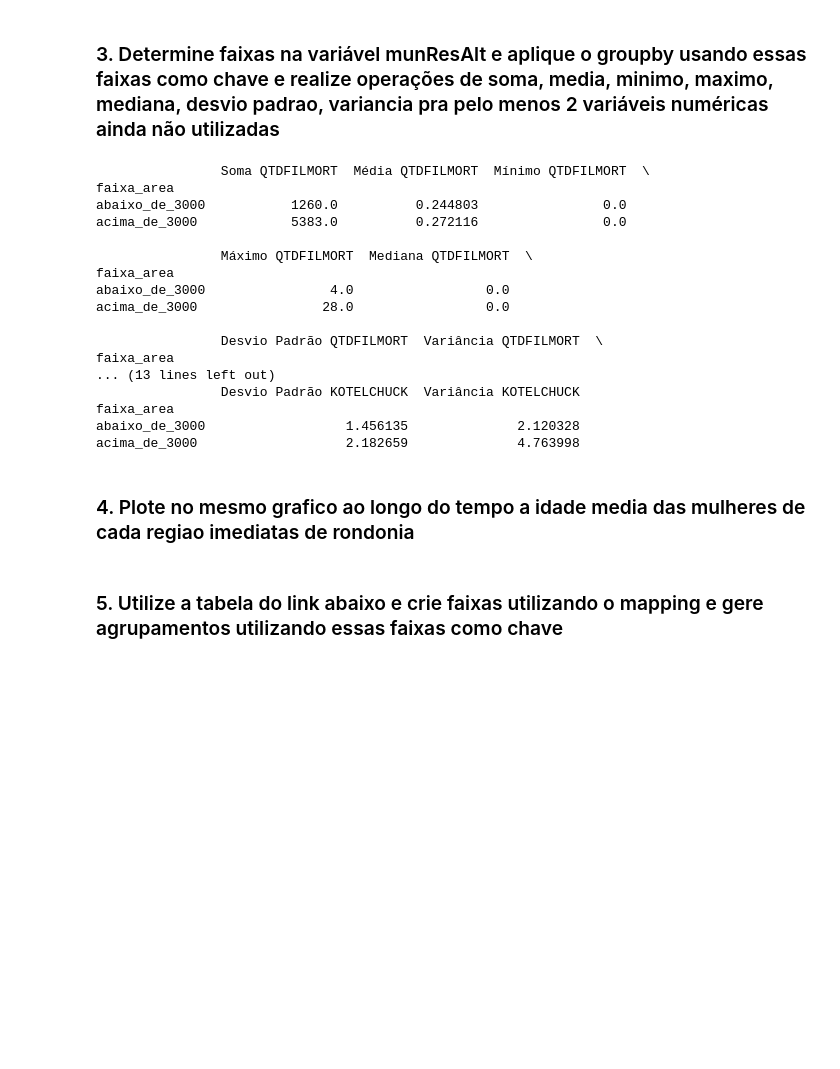
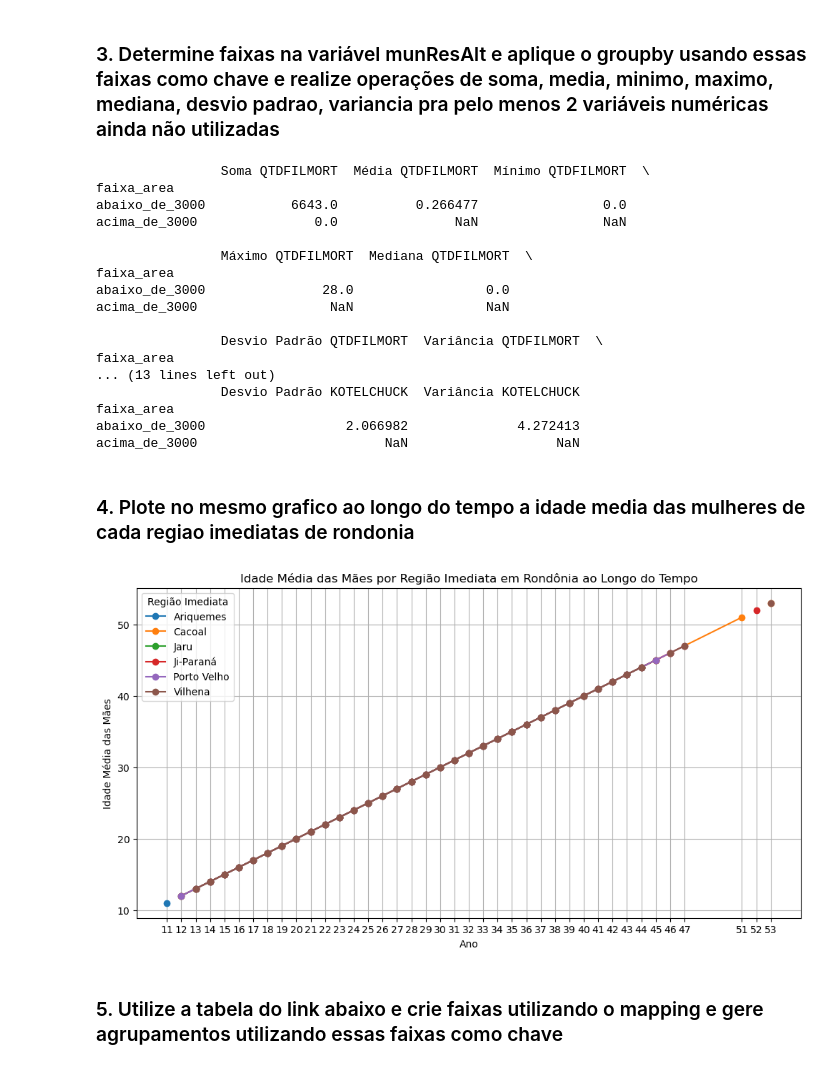
Before and after one commit to matthrun/Atividades-EBAC, a Jupyter notebook: Mod9Tarefa2.ipynb, the cells around one changed output. Cells and saved outputs as stored; diff of their text form; code cells hidden in the pictures; blank space fills up the shorter version.

```diff
--- a/Mod9Tarefa2.ipynb
+++ b/Mod9Tarefa2.ipynb
@@ -164,7 +164,7 @@ acima_de_3000                            4.763998
 # %% [markdown]
 ### 3. Determine faixas na variável munResAlt e aplique o groupby usando essas faixas como chave e realize operações de soma, media, minimo, maximo, mediana, desvio padrao, variancia pra pelo menos 2 variáveis numéricas ainda não utilizadas
 # %%
-faixa_area = pd.cut(sinasc_raw['munResArea'], bins=[-float('inf'), 3000, float('inf')], labels=['abaixo_de_3000', 'acima_de_3000'])
+faixa_area = pd.cut(sinasc_raw['munResAlt'], bins=[-float('inf'), 3000, float('inf')], labels=['abaixo_de_3000', 'acima_de_3000'])
 
 sinasc_raw['faixa_area'] = faixa_area
 
@@ -208,21 +208,21 @@ print(resultados)
 # %% [output]
                 Soma QTDFILMORT  Média QTDFILMORT  Mínimo QTDFILMORT  \
 faixa_area
-abaixo_de_3000           1260.0          0.244803                0.0
-acima_de_3000            5383.0          0.272116                0.0
+abaixo_de_3000           6643.0          0.266477                0.0
+acima_de_3000               0.0               NaN                NaN
 
                 Máximo QTDFILMORT  Mediana QTDFILMORT  \
 faixa_area
-abaixo_de_3000                4.0                 0.0
-acima_de_3000                28.0                 0.0
+abaixo_de_3000               28.0                 0.0
+acima_de_3000                 NaN                 NaN
 
                 Desvio Padrão QTDFILMORT  Variância QTDFILMORT  \
 faixa_area
 ... (13 lines left out)
                 Desvio Padrão KOTELCHUCK  Variância KOTELCHUCK
 faixa_area
-abaixo_de_3000                  1.456135              2.120328
-acima_de_3000                   2.182659              4.763998
+abaixo_de_3000                  2.066982              4.272413
+acima_de_3000                        NaN                   NaN
 # %% [markdown]
 ### 4. Plote no mesmo grafico ao longo do tempo a idade media das mulheres de cada regiao imediatas de rondonia
 # %%
@@ -253,33 +253,55 @@ imediatas = {
     "Ouro Preto do Oeste": "Ji-Paraná",
     "Presidente Médici": "Ji-Paraná",
     "São Francisco do Guaporé": "Ji-Paraná",
     "São Miguel do Guaporé": "Ji-Paraná",
     "Seringueiras": "Ji-Paraná",
     "Teixeirópolis": "Ji-Paraná",
     "Urupá": "Ji-Paraná",
     "Vale do Paraíso": "Ji-Paraná",
     "Cacoal": "Cacoal",
     "Alta Floresta D'Oeste": "Cacoal",
     "Alto Alegre dos Parecis": "Cacoal",
     "Castanheiras": "Cacoal",
     "Espigão D'Oeste": "Cacoal",
     "Ministro Andreazza": "Cacoal",
     "Nova Brasilândia D'Oeste": "Cacoal",
     "Novo Horizonte do Oeste": "Cacoal",
     "Parecis": "Cacoal",
     "Pimenta Bueno": "Cacoal",
     "Primavera de Rondônia": "Cacoal",
     "Rolim de Moura": "Cacoal",
     "Santa Luzia D'Oeste": "Cacoal",
     "São Felipe D'Oeste": "Cacoal",
     "Vilhena": "Vilhena",
     "Cabixi": "Vilhena",
     "Cerejeiras": "Vilhena",
     "Chupinguaia": "Vilhena",
     "Colorado do Oeste": "Vilhena",
     "Corumbiara": "Vilhena",
     "Pimenteiras do Oeste": "Vilhena"
 }
+
+
+# Adicionando a coluna de região com base no dicionário
+sinasc_raw['regiao'] = sinasc_raw['munResNome'].map(imediatas)
+
+# Calculando a média da idade por região e ano
+media_idade_por_regiao = sinasc_raw.groupby(['IDADEMAE', 'regiao'])['IDADEMAE'].mean().unstack()
+
+# Plotando
+plt.figure(figsize=(12, 6))
+for regiao in media_idade_por_regiao.columns:
+    plt.plot(media_idade_por_regiao.index, media_idade_por_regiao[regiao], marker='o', label=regiao)
+
+plt.title('Idade Média das Mães por Região Imediata em Rondônia ao Longo do Tempo')
+plt.xlabel('Ano')
+plt.ylabel('Idade Média das Mães')
+plt.legend(title='Região Imediata')
+plt.grid()
+plt.xticks(media_idade_por_regiao.index)
+plt.show()
+# %% [output]
+[figure, added]
 # %% [markdown]
 ### 5. Utilize a tabela do link abaixo e crie faixas utilizando o mapping e gere agrupamentos utilizando essas faixas como chave
 # %% [markdown]
```
